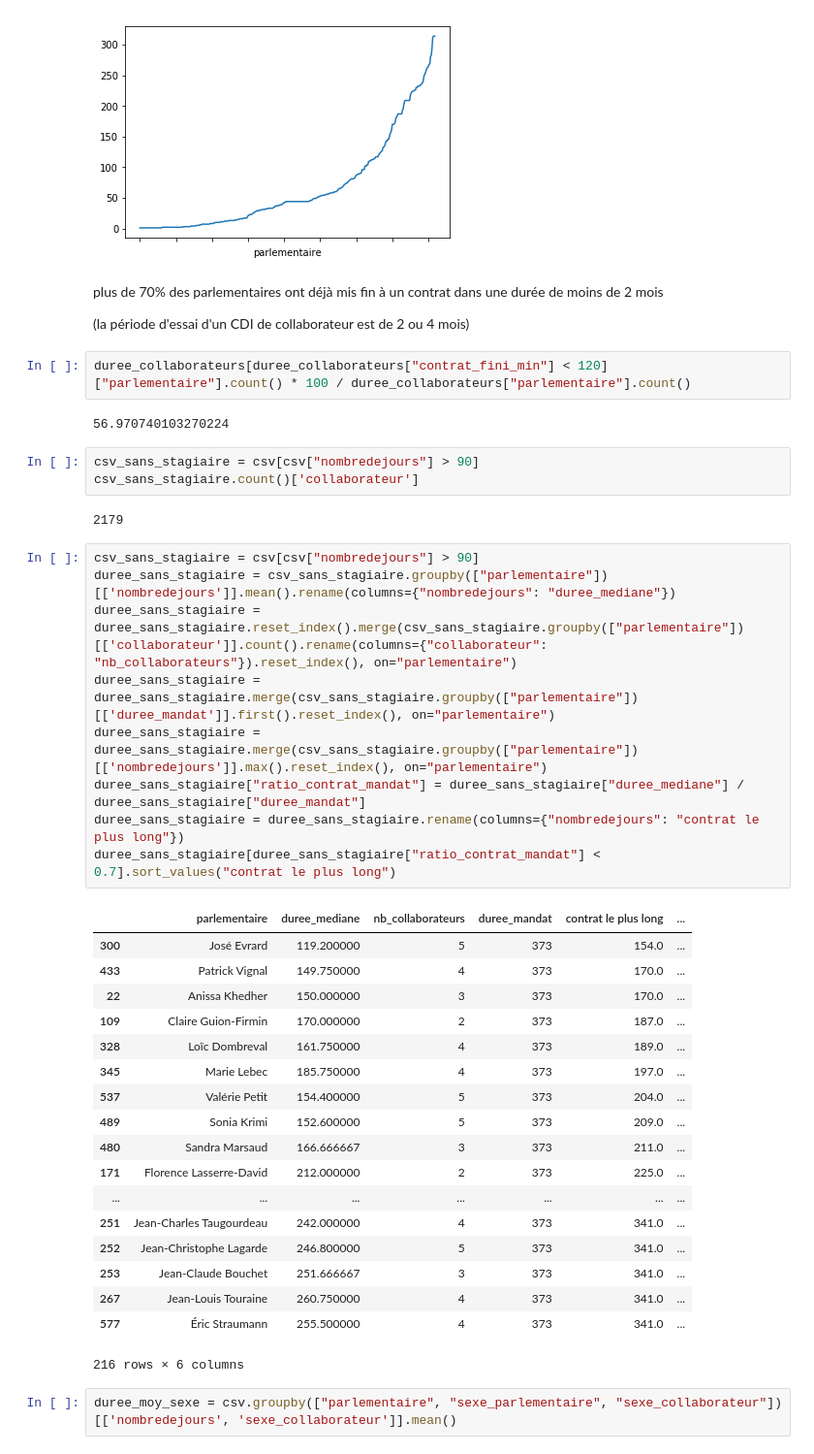
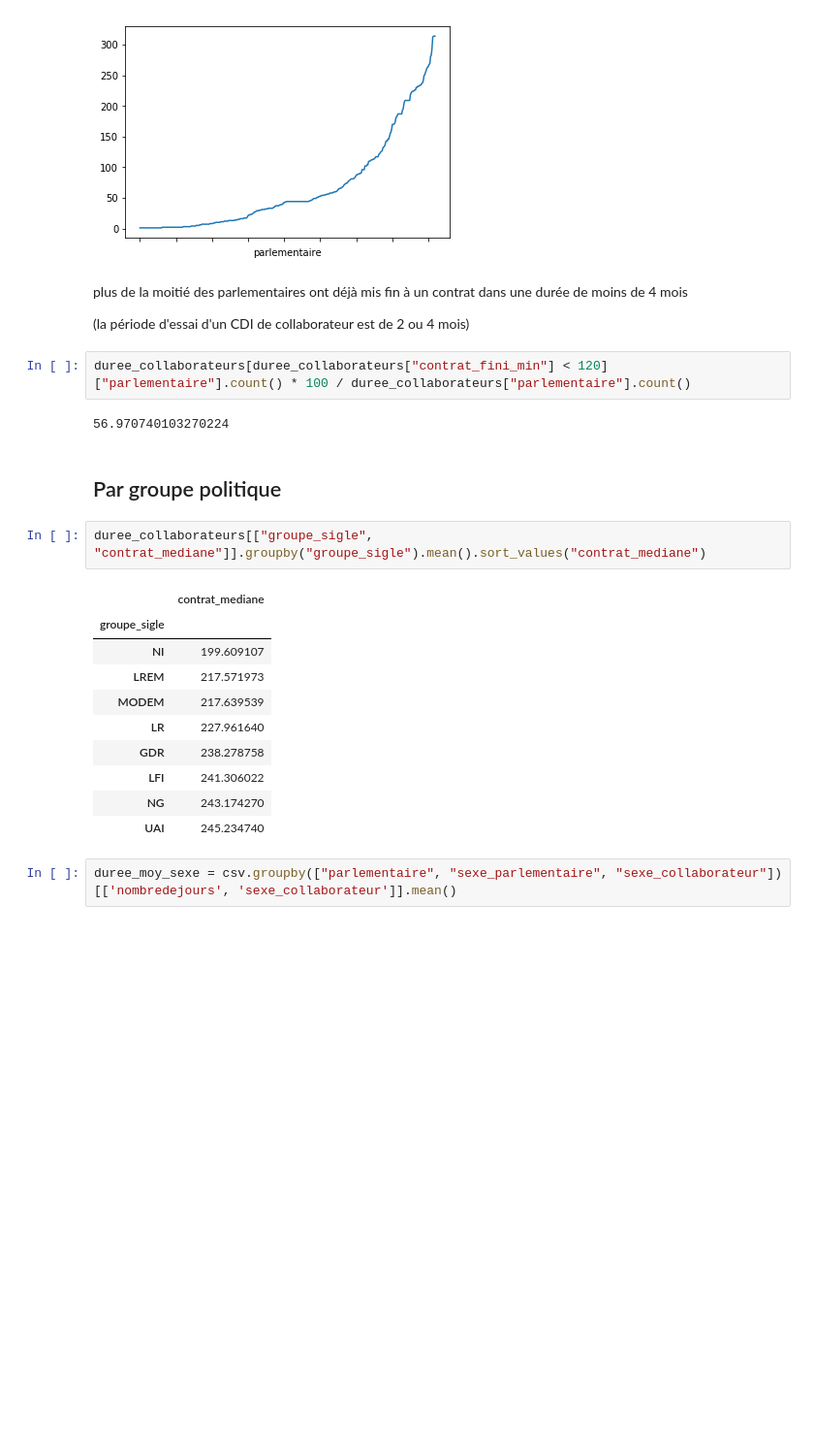
Before and after one commit to regardscitoyens/Collaborateurs-Parlement, a Jupyter notebook: exploitations/turnover.ipynb, the cells around one changed output. Shown at 97% size. Saved outputs shown, nothing was run; the diff lists cells and outputs as text; blank space fills up the shorter version.

Commit message:
Ajout des groupes plus csv sauvé

```diff
--- a/exploitations/turnover.ipynb
+++ b/exploitations/turnover.ipynb
@@ -100,46 +102,28 @@ duree_collaborateurs.sort_values("contrat_fini_min").set_index("parlementaire")[
 <matplotlib.axes._subplots.AxesSubplot at 0x...>
 [figure]
 # %% [markdown]
-plus de 70% des parlementaires ont déjà mis fin à un contrat dans une durée de moins de 2 mois
+plus de la moitié des parlementaires ont déjà mis fin à un contrat dans une durée de moins de 4 mois
 
 (la période d'essai d'un CDI de collaborateur est de 2 ou 4 mois)
 # %%
 duree_collaborateurs[duree_collaborateurs["contrat_fini_min"] < 120]["parlementaire"].count() * 100 / duree_collaborateurs["parlementaire"].count()
 # %% [output]
 56.970740103270224
-# %%
-csv_sans_stagiaire = csv[csv["nombredejours"] > 90]
-csv_sans_stagiaire.count()['collaborateur']
-# %% [output]
-2179
-# %%
-csv_sans_stagiaire = csv[csv["nombredejours"] > 90]
-duree_sans_stagiaire = csv_sans_stagiaire.groupby(["parlementaire"])[['nombredejours']].mean().rename(columns={"nombredejours": "duree_mediane"})
-duree_sans_stagiaire = duree_sans_stagiaire.reset_index().merge(csv_sans_stagiaire.groupby(["parlementaire"])[['collaborateur']].count().rename(columns={"collaborateur": "nb_collaborateurs"}).reset_index(), on="parlementaire")
-duree_sans_stagiaire = duree_sans_stagiaire.merge(csv_sans_stagiaire.groupby(["parlementaire"])[['duree_mandat']].first().reset_index(), on="parlementaire")
-duree_sans_stagiaire = duree_sans_stagiaire.merge(csv_sans_stagiaire.groupby(["parlementaire"])[['nombredejours']].max().reset_index(), on="parlementaire")
-duree_sans_stagiaire["ratio_contrat_mandat"] = duree_sans_stagiaire["duree_mediane"] / duree_sans_stagiaire["duree_mandat"]
-duree_sans_stagiaire = duree_sans_stagiaire.rename(columns={"nombredejours": "contrat le plus long"})
-duree_sans_stagiaire[duree_sans_stagiaire["ratio_contrat_mandat"] < 0.7].sort_values("contrat le plus long")
-# %% [output]
-|  | parlementaire | duree_mediane | nb_collaborateurs | duree_mandat | contrat le plus long | ... |
-| 300 | José Evrard | 119.200000 | 5 | 373 | 154.0 | ... |
-| 433 | Patrick Vignal | 149.750000 | 4 | 373 | 170.0 | ... |
-| 22 | Anissa Khedher | 150.000000 | 3 | 373 | 170.0 | ... |
-| 109 | Claire Guion-Firmin | 170.000000 | 2 | 373 | 187.0 | ... |
-| 328 | Loïc Dombreval | 161.750000 | 4 | 373 | 189.0 | ... |
-| 345 | Marie Lebec | 185.750000 | 4 | 373 | 197.0 | ... |
-| 537 | Valérie Petit | 154.400000 | 5 | 373 | 204.0 | ... |
-| 489 | Sonia Krimi | 152.600000 | 5 | 373 | 209.0 | ... |
-| 480 | Sandra Marsaud | 166.666667 | 3 | 373 | 211.0 | ... |
-| 171 | Florence Lasserre-David | 212.000000 | 2 | 373 | 225.0 | ... |
-| ... | ... | ... | ... | ... | ... | ... |
-| 251 | Jean-Charles Taugourdeau | 242.000000 | 4 | 373 | 341.0 | ... |
-| 252 | Jean-Christophe Lagarde | 246.800000 | 5 | 373 | 341.0 | ... |
-| 253 | Jean-Claude Bouchet | 251.666667 | 3 | 373 | 341.0 | ... |
-| 267 | Jean-Louis Touraine | 260.750000 | 4 | 373 | 341.0 | ... |
-| 577 | Éric Straumann | 255.500000 | 4 | 373 | 341.0 | ... |
-216 rows × 6 columns
+# %% [markdown]
+## Par groupe politique
+# %%
+duree_collaborateurs[["groupe_sigle", "contrat_mediane"]].groupby("groupe_sigle").mean().sort_values("contrat_mediane")
+# %% [output]
+|  | contrat_mediane |
+| groupe_sigle |  |
+| NI | 199.609107 |
+| LREM | 217.571973 |
+| MODEM | 217.639539 |
+| LR | 227.961640 |
+| GDR | 238.278758 |
+| LFI | 241.306022 |
+| NG | 243.174270 |
+| UAI | 245.234740 |
 # %%
 duree_moy_sexe = csv.groupby(["parlementaire", "sexe_parlementaire", "sexe_collaborateur"])[['nombredejours', 'sexe_collaborateur']].mean()
 # %%
```
Also changed, not shown: parts of 1 cell of this notebook.
